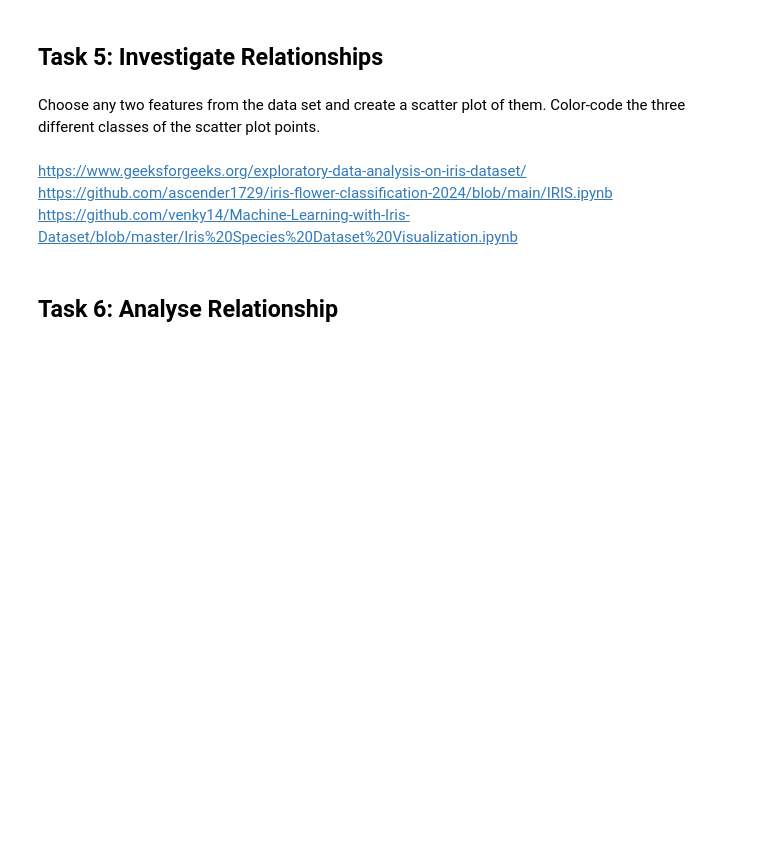
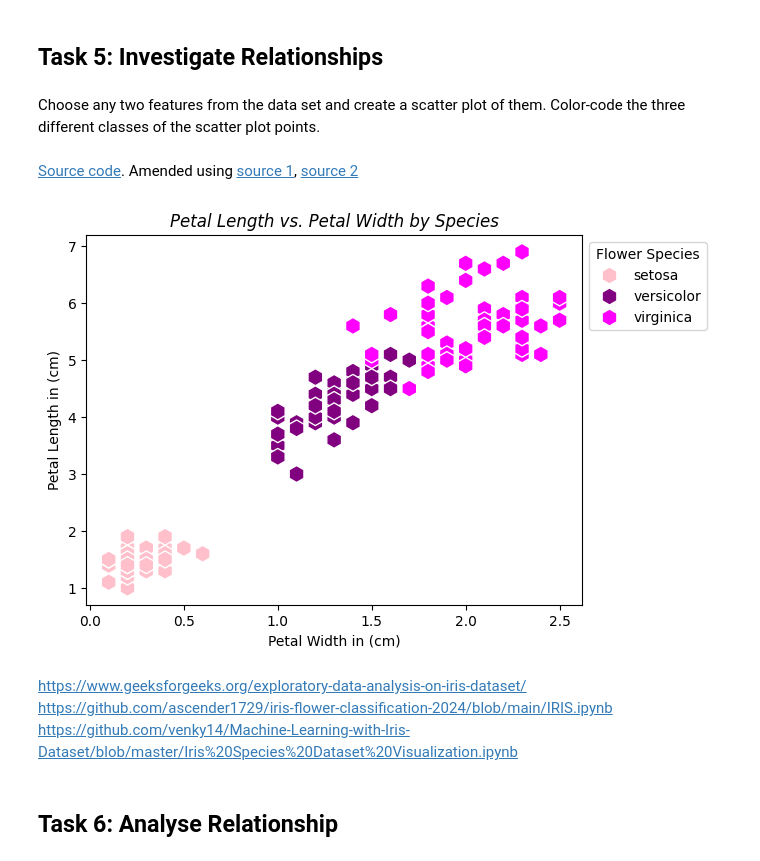
Before and after one commit to LindaN1104/principles_of_data_analytics, a Jupyter notebook: tasks.ipynb, the cells around one changed output. Saved outputs shown, nothing was run; the diff lists cells and outputs as text; code cells hidden in the pictures; blank space fills up the shorter version.

```diff
--- a/tasks.ipynb
+++ b/tasks.ipynb
@@ -262,6 +278,24 @@ Explain, in your own words, what the load_iris() function returns.
 # %% [markdown]
 Choose any two features from the data set and create a scatter plot of them.
 Color-code the three different classes of the scatter plot points.
+# %% [markdown]
+[Source code](https://www.geeksforgeeks.org/exploratory-data-analysis-on-iris-dataset/). Amended using [source 1](https://matplotlib.org/stable/api/markers_api.html), [source 2](https://www.w3schools.com/python/matplotlib_scatter.asp)
+# %%
+sns.scatterplot(x='petal_width',
+                y='petal_length',
+                hue='species',
+                data=df,
+                palette=['pink', 'purple', 'magenta'],
+                marker='h', s=150)
+
+plt.title("Petal Length vs. Petal Width by Species", fontstyle='italic')
+plt.xlabel('Petal Width in (cm)') # Set X axis label
+plt.ylabel('Petal Length in (cm)') # Set Y axis label
+plt.legend(title='Flower Species', bbox_to_anchor=(1, 1), loc=2) # Placing Legend outside the Figure and adding title
+
+plt.show()
+# %% [output]
+[figure, added]
 # %% [markdown]
 https://www.geeksforgeeks.org/exploratory-data-analysis-on-iris-dataset/
 https://github.com/ascender1729/iris-flower-classification-2024/blob/main/IRIS.ipynb
```
Also changed, not shown: parts of 29 cells of this notebook.
